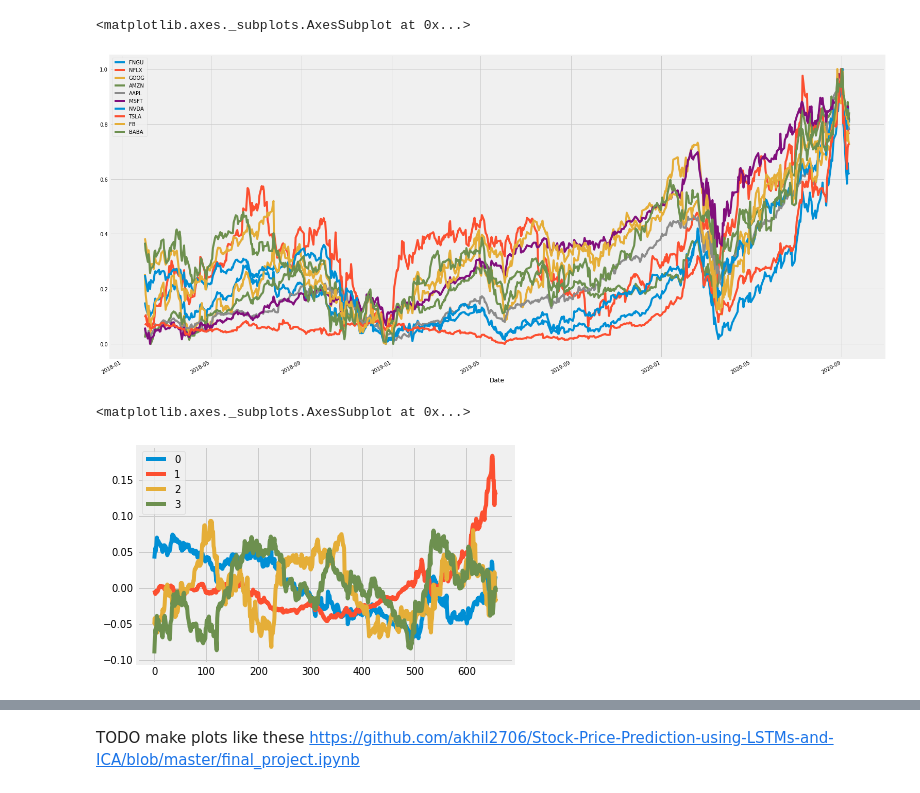
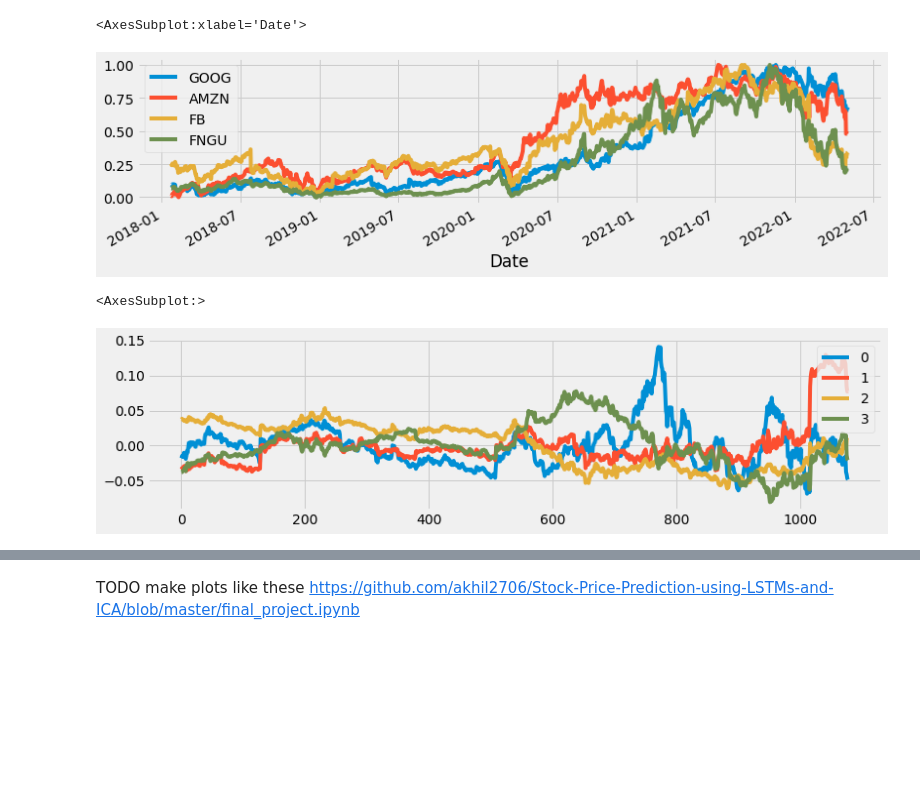
Before and after one commit to alik604/algorithmic-trading, a Jupyter notebook: FNGU ICA.ipynb, the cells around one changed output, grey strips where cells are left out. Saved outputs shown, nothing was run; the diff lists cells and outputs as text; code cells hidden in the pictures; blank space fills up the shorter version.

Commit message:
improve FNGU ICA

```diff
--- a/FNGU ICA.ipynb
+++ b/FNGU ICA.ipynb
@@ -10,7 +10,7 @@ import math
 from sklearn.metrics import mean_squared_error
 from sklearn.preprocessing import MinMaxScaler
 
-!pip install yfinance
+# !pip install yfinance
 import yfinance as yf
 
 from IPython.core.interactiveshell import InteractiveShell
@@ -23,11 +23,12 @@ import matplotlib.pyplot as plt
 
 # Control the default size of figures in this Jupyter notebook
 %pylab inline
-pylab.rcParams['figure.figsize'] = (15, 9)   # Change the size of plots
+pylab.rcParams['figure.figsize'] = (12, 6)   # Change the size of plots
 plt.style.use('fivethirtyeight')
 
 
-#start = datetime.datetime(2016,1,1)
-start = datetime.datetime(2018, 2, 1)
-end   = datetime.datetime(2020, 9, 13)#datetime.date.today()
+start = datetime.datetime(2016,1,1)
+# start = datetime.datetime(2018, 2, 1)
+# end = datetime.datetime(2020, 9, 13)
+end = datetime.date.today()
 # %% [output]
@@ -85,4 +74,7 @@ stocks.plot(grid = True)
 # %%
 np.sum(stocks.isna())
+stocks.shape
+stocks.dropna(inplace=True)
+stocks.shape
 stocks.head(5)
 # %% [output]
@@ -139,6 +133,6 @@ stocks_norm.plot()
 # %%
 from scipy.stats import spearmanr
-stocks_norm_spearmanr = pd.DataFrame(spearmanr(stocks_norm)[0], columns=stocks.columns)
+stocks_norm_spearmanr = pd.DataFrame(spearmanr(stocks_norm)[0], columns=stocks.columns, index=stocks.columns)
 stocks_norm_spearmanr_cumSum = stocks_norm_spearmanr.cumsum()
 stocks_norm_spearmanr_cumSum
 # %% [output]
@@ -201,0 +170,15 @@ dropAllButThese
+# %%
+stocks_norm_spearmanr_cumSum.sort_values("MSFT", inplace=True, axis=1)
+top_N = stocks.columns.shape[0] // 3
+
+keepThese = stocks_norm_spearmanr_cumSum.iloc[:, -top_N:]
+# keepThese = stocks_norm_spearmanr_cumSum.loc[:, stocks_norm_spearmanr_cumSum.iloc[-1] > 6.5] # > 3
+
+keepThese
+keepThese = keepThese.columns
+if "FNGU" not in keepThese:
+  keepThese.append("FNGU")
+keepThese
+
+stocks_norm_high_corr = stocks_norm_spearmanr[keepThese]
+stocks_norm_high_corr
@@ -202,17 +213,17 @@ dropAllButThese
 # %%
-stocks_main = stocks[dropAllButThese]
+stocks_main = stocks[keepThese]
 stocks_main_norm = normIt(stocks_main)
-stocks_main_norm.plot(figsize=(24,12))
+stocks_main_norm.plot(figsize=(12,3))
 # %% [output]
-<matplotlib.axes._subplots.AxesSubplot at 0x...>
+<AxesSubplot:xlabel='Date'>
-[figure, old version]
+[figure, new version]
 # %%
 from sklearn.decomposition import FastICA
 
 ica = FastICA(4, max_iter = 900)
 stock_ica = ica.fit_transform(stocks_main_norm)
 stock_ica = pd.DataFrame(stock_ica)
-stock_ica.plot()
+stock_ica.plot(figsize=(12,3))
 # %% [output]
-<matplotlib.axes._subplots.AxesSubplot at 0x...>
+<AxesSubplot:>
-[figure, old version]
+[figure, new version]
```
Also changed, not shown: parts of 42 cells of this notebook, 2 other files.
